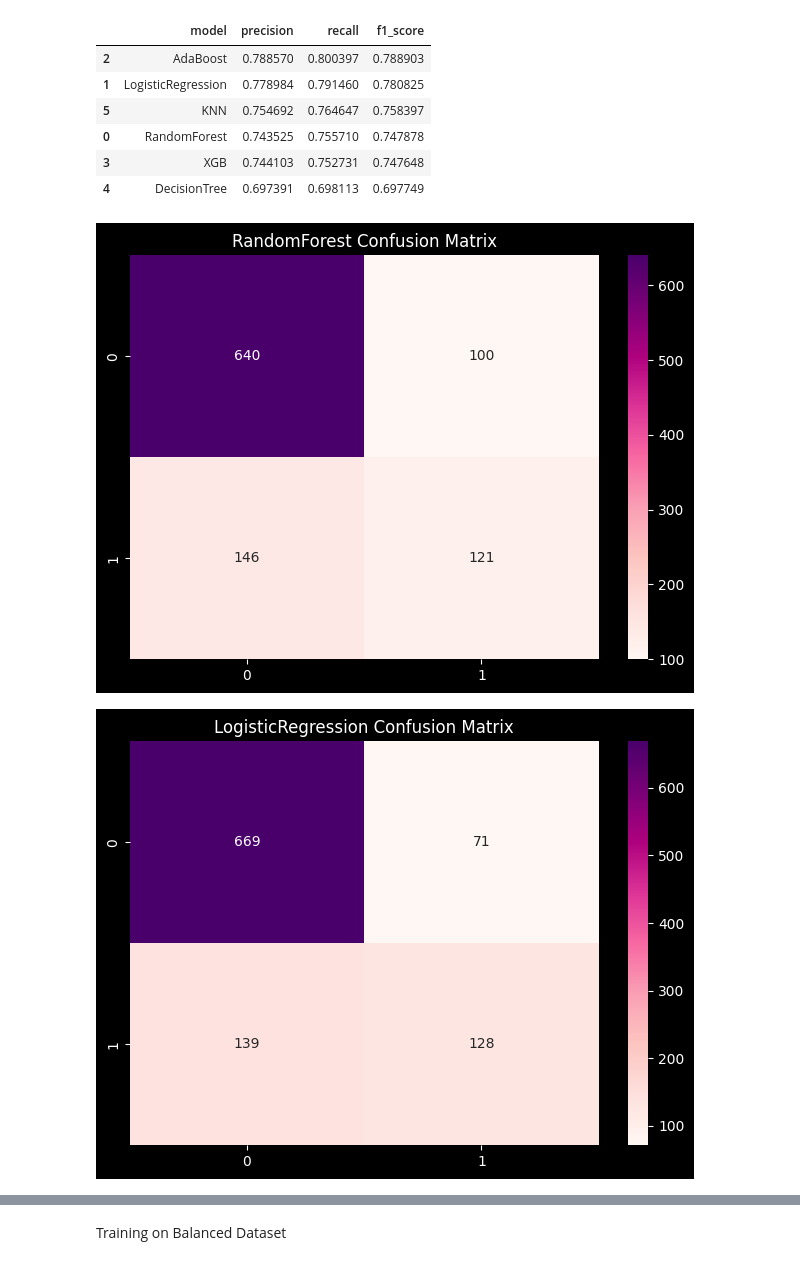
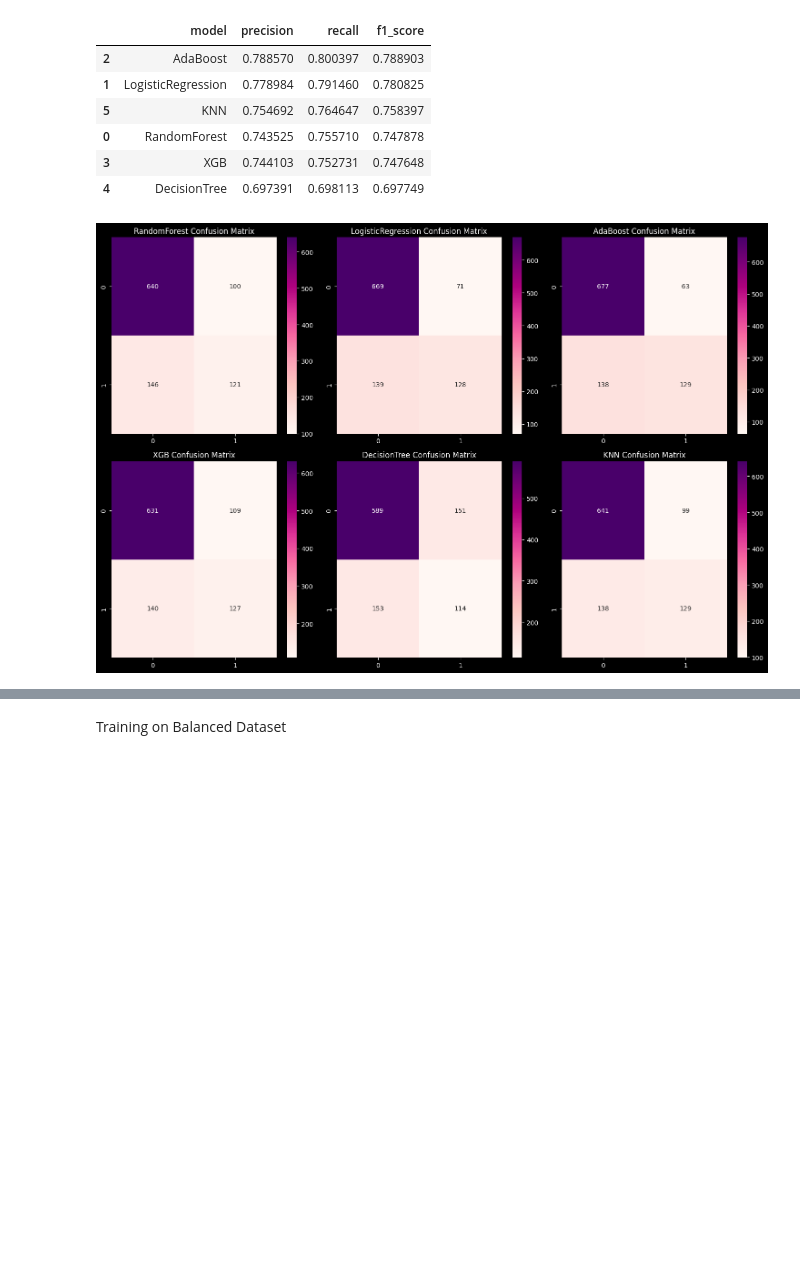
Before and after one commit to zubeetech/Customer-Churn-Prediction, a Jupyter notebook: Notebook/customer_churn.ipynb, the cells around one changed output, grey strips where cells are left out. Drawn from its saved outputs; the diff is of its cells as text; code cells hidden in the pictures; blank space fills up the shorter version.

```diff
--- a/Notebook/customer_churn.ipynb
+++ b/Notebook/customer_churn.ipynb
@@ -668,9 +668,7 @@ It is evident from the above that `the duration of a customer's tenure with Voda
 #Use Stratified Test Split
 X = df.drop(columns= ['Churn'])
 y = df['Churn']
-X_train, X_eval, y_train, y_eval = train_test_split(X, y, test_size=0.2,
-                                                    random_state=42,
-                                                    stratify=y)
+X_train, X_eval, y_train, y_eval = train_test_split(X, y, test_size=0.2, random_state=42, stratify=y)
 # %%
 # Encoding target variable
 encoder = LabelEncoder()
@@ -842,12 +838,14 @@ metrics_df.sort_values('f1_score', ascending=False)
 | 3 | XGB | 0.744103 | 0.752731 | 0.747648 |
 | 4 | DecisionTree | 0.697391 | 0.698113 | 0.697749 |
 # %%
-#Loop through trained models to plot confusion matrix
-for i, model in enumerate(metrics_df['model']):
-    sns.heatmap(confusion_df['matrix'][model], annot=True, cmap='RdPu', fmt='2.0f')
-    plt.title(f'{model} Confusion Matrix')
-    plt.tight_layout()
-    plt.show()
+fig, axs = plt.subplots(nrows=2, ncols=3, figsize=(15, 10))
+
+# Loop through trained models to plot confusion matrix
+for i, (model, matrix) in enumerate(zip(metrics_df['model'], confusion_df['matrix'])):
+    sns.heatmap(matrix, annot=True, cmap='RdPu', fmt='2.0f', ax=axs[i//3, i%3])
+    axs[i//3, i%3].set_title(f'{model} Confusion Matrix')
+
+plt.tight_layout()
+plt.show()
 # %% [output]
-[figure, old version]
+[figure, new version]
-[figure, removed]
```
Also changed, not shown: parts of 7 cells of this notebook.
